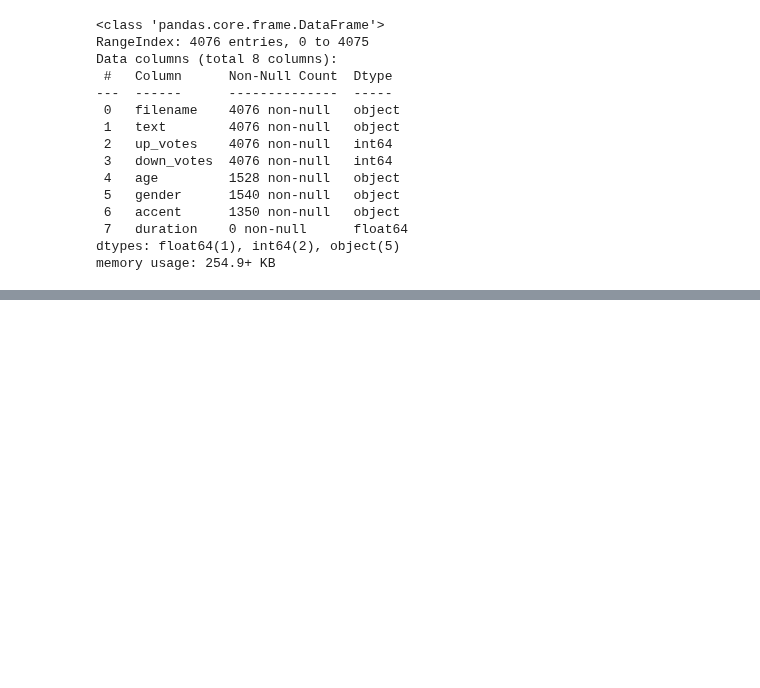
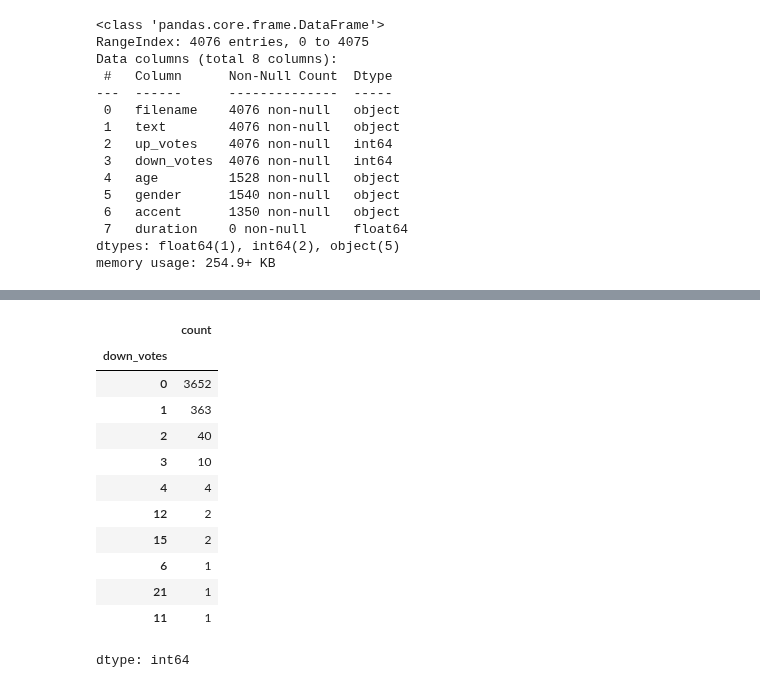
Before and after one commit to ThuyVan032004/asr, a Jupyter notebook: notebooks/asr.ipynb, the cells around one changed output, grey strips where cells are left out. Drawn from its saved outputs; the diff is of its cells as text; code cells hidden in the pictures; blank space fills up the shorter version.

```diff
--- a/notebooks/asr.ipynb
+++ b/notebooks/asr.ipynb
@@ -76,0 +104,16 @@ memory usage: 254.9+ KB
+# %%
+dev_df['down_votes'].value_counts()
+# %% [output]
+|  | count |
+| down_votes |  |
+| 0 | 3652 |
+| 1 | 363 |
+| 2 | 40 |
+| 3 | 10 |
+| 4 | 4 |
+| 12 | 2 |
+| 15 | 2 |
+| 6 | 1 |
+| 21 | 1 |
+| 11 | 1 |
+dtype: int64
```
Also changed, not shown: parts of 5 cells of this notebook.
